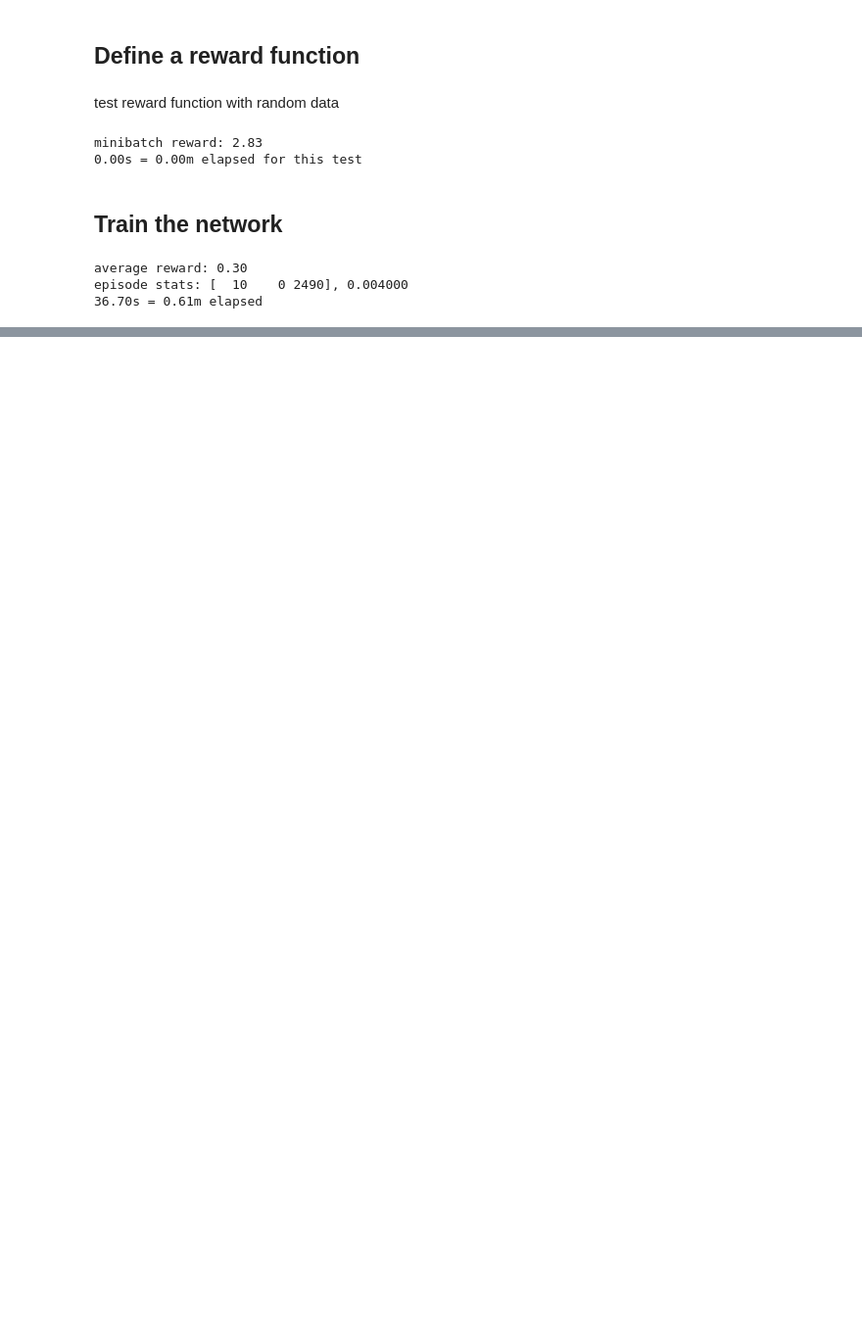
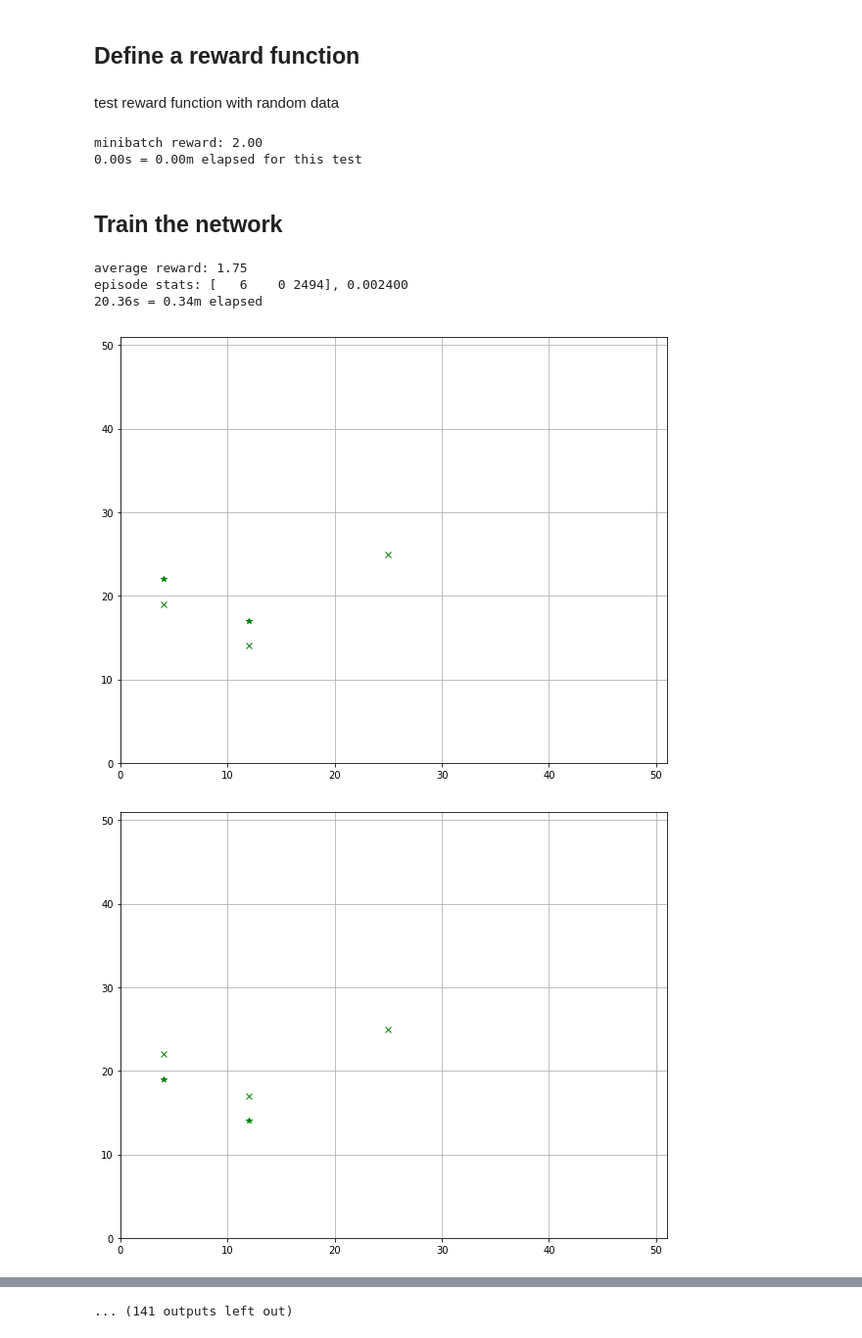
Before and after one commit to rhaksar/ddrl-firefighting, a Jupyter notebook: train-PyTorch.ipynb, the cells around one changed output, grey strips where cells are left out. Shown at 98% size. Drawn from its saved outputs; the diff is of its cells as text; code cells hidden in the pictures; blank space fills up the shorter version.

```diff
--- a/train-PyTorch.ipynb
+++ b/train-PyTorch.ipynb
@@ -66,14 +66,18 @@ def heuristic_trajectory(pos, center, num_actions, img_st, isfire):
             else:
                 fire.append((x,y))
 
+        target = None
         using_bdry = False
         if len(bdry) > 0:
             dists = [(np.abs(x-pos[0])+np.abs(y-pos[1]),(x,y)) for (x,y) in bdry]
             using_bdry = True
+            target = min(dists)[1]
+        elif len(fire) > 0:
+            dists = [(np.abs(x-pos[0])+np.abs(y-pos[1]),(x,y)) for (x,y) in fire]
+            target = min(dists)[1]
         else:
-            dists = [(np.abs(x-pos[0])+np.abs(y-pos[1]),(x,y)) for (x,y) in fire]
+            target = trajectory[-1]
 
-        target = min(dists)[1]
         while len(trajectory) < num_actions+1:
             loc = trajectory[-1]
             if loc == target:
@@ -82,6 +86,7 @@ def heuristic_trajectory(pos, center, num_actions, img_st, isfire):
                 elif len(fire) > 0:
                     fire.remove(target)
 
+                target = None
                 using_bdry = False
                 if len(bdry) > 0:
                     dists = [(np.abs(x-loc[0])+np.abs(y-loc[1]),(x,y)) for (x,y) in bdry]
@@ -307,7 +321,7 @@ trajs.append([(5,5),(4,4),(3,3)])
 other_trajs = []
 other_trajs.append([(1,1),(1,2),(1,1)])
 other_trajs.append([(1,1),(1,2),(1,3)])
-other_trajs.append([(1,1),(2,2),(3,3)])
+other_trajs.append([(1,1),(2,2),(2,2)])
 fire_flags = [False, True, True]
 
 reward = eelfff_reward(states, trajs, fire_flags, other_trajs)
@@ -316,7 +330,7 @@ print('minibatch reward: %0.2f' %reward)
 toc = time.clock()
 print("%0.2fs = %0.2fm elapsed for this test" %(toc-tic,(toc-tic)/60))
 # %% [output]
-minibatch reward: 2.83
+minibatch reward: 2.00
 0.00s = 0.00m elapsed for this test
 # %% [markdown]
 ## Train the network
@@ -341,15 +355,15 @@ model = eelfff_net(act_seq=act_seq, img_dim=img_dim).type(dtype)
 model.train()
 
 # optimizer and its parameters
-gamma = 0.9
+gamma = 0.95
 epsilon = 0.05
 batch_size = 32
-optimizer = torch.optim.Adam(model.parameters(), lr=1e-4, weight_decay=1e-2)
+optimizer = torch.optim.Adam(model.parameters(), lr=1e-2)
 
 # loss function
-loss_fn = torch.nn.MSELoss()
+loss_fn = torch.nn.MSELoss(size_average=False)
 # %%
-batch_size = 64
+num_agents = [2]
 seeds = range(1)
 # %%
 tic = time.clock()
@@ -369,7 +383,13 @@ for s in seeds:
 
     # run to termination
     while not sim.end:
-    #for k in range(10):
+    #for _ in range(10):
+
+        plt.figure()
+        plt.grid()
+        plt.xlim([0,grid_size+1])
+        plt.ylim([0,grid_size+1])
+        plt.plot(center,center,"gx")
 
         control = []
         new_agent_pos = np.zeros((n,2)).astype(np.int32)
@@ -393,7 +413,7 @@ for s in seeds:
 
             # epsilon-greedy action choice: either random or use network
             if np.random.sample() <= epsilon:
-                actions = np.random.random_integers(0, high=8, size=(act_seq,))
+                actions = np.random.randint(0, high=9, size=(act_seq,))
             else:
                 img_var = Variable(torch.from_numpy(img)).type(dtype)
                 other_traj_var = Variable(torch.from_numpy(np.asarray(other_traj).reshape((-1,)))).type(dtype)
@@ -406,6 +426,14 @@ for s in seeds:
             traj = actions_to_trajectory(agent_pos[k,:], actions)
             control.extend(FindGridIntersections(sim.state, traj))
 
+            plt.plot(traj[0][0],traj[0][1],"r*")
+            plt.plot(traj[-1][0],traj[-1][1],"bx")
+            #for (x,y) in traj:
+            #    plt.plot(x,y,"bo")
+
+            #for (x,y) in other_traj:
+            #    plt.plot(x,y,"r*")
+
             # calculate and store reward for agent
             reward = eelfff_reward([sim.state], [traj], [isfire], [other_traj])
             agent_data[k]['reward'] = reward
@@ -417,7 +445,9 @@ for s in seeds:
             #print(other_traj)
             #print(actions)
             #print(traj)
+            #5/0
 
+        #5/0
         # remove duplicates from control sequence
         control = list(set(control))
         #if control:
@@ -459,14 +489,14 @@ for s in seeds:
             batch = D
         else:
             batch = []
-            idxs = np.random.random_integers(0,high=len(D)-1,size=batch_size)
+            idxs = np.random.randint(0,high=len(D),size=batch_size)
             for k in range(batch_size):
                 batch.append(D[idxs[k]])
 
         # calculate loss over batch
-        # exp indices: 0-img, 1-other_traj, 2-actions, 3-reward, 4-next_img, 5-next_other_traj
+        # exp indices: 0-img, 1-other_traj, 2-actions, 3-reward, 4-next_img, 5-next_other_traj, 6-isterminal
         for exp in batch:
-            isterminal = exp[-1]
+            isterminal = exp[6]
             tt = Variable(exp[3]*torch.ones(1), requires_grad=False).type(dtype)
 
             img_var = Variable(torch.from_numpy(exp[0])).type(dtype)
@@ -480,7 +510,8 @@ for s in seeds:
 
                 Q = model(next_img_var, next_other_traj_var, cen_var)[0]
                 maxQ = Q.max(dim=0)[0].mean()
-                x += gamma*maxQ
+                #x += gamma*maxQ
+                tt += Variable(gamma*maxQ.data, requires_grad=False).type(dtype)
 
             #if isterminal:
             #    tt = exp[3]
@@ -496,34 +527,36 @@ for s in seeds:
 
             #tt = Variable(tt*torch.ones(1), requires_grad=False).type(dtype)
 
             #img_var = Variable(torch.from_numpy(exp[0])).type(dtype)
             #other_traj_var = Variable(torch.from_numpy(np.asarray(exp[1]).reshape((-1,)))).type(dtype)
             #Q = model(img_var, other_traj_var)[0]
             #x = Q[torch.from_numpy(exp[2]).type(torch.cuda.LongTensor)].diag().mean()
 
-            loss += loss_fn(x,tt)
+            loss += loss_fn(x, tt)
 
         loss /= batch_size
 
         # update network
         optimizer.zero_grad()
         loss.backward()
         optimizer.step()
 
         # drop from memory if too many elements
         if len(D) > memory_size:
             D = D[len(D)-memory_size:]
 
         #print(agent_pos)
         #print()
         #5/0
 
     print("average reward: %0.2f" %(ep_rew/(n*sim.iter)))
     print("episode stats: %s, %f" %(sim.stats,sim.stats[0]/np.sum(sim.stats)))
 
 toc = time.clock()
 print("%0.2fs = %0.2fm elapsed" %(toc-tic,(toc-tic)/60))
 # %% [output]
-average reward: 0.30
-episode stats: [  10    0 2490], 0.004000
-36.70s = 0.61m elapsed
+average reward: 1.75
+episode stats: [   6    0 2494], 0.002400
+20.36s = 0.34m elapsed
+[figure, added]
+[figure, added]
@@ -529,0 +572 @@ episode stats: [  10    0 2490], 0.004000
+... (141 outputs left out)
```
Also changed, not shown: parts of 27 cells of this notebook, 1 other file.
